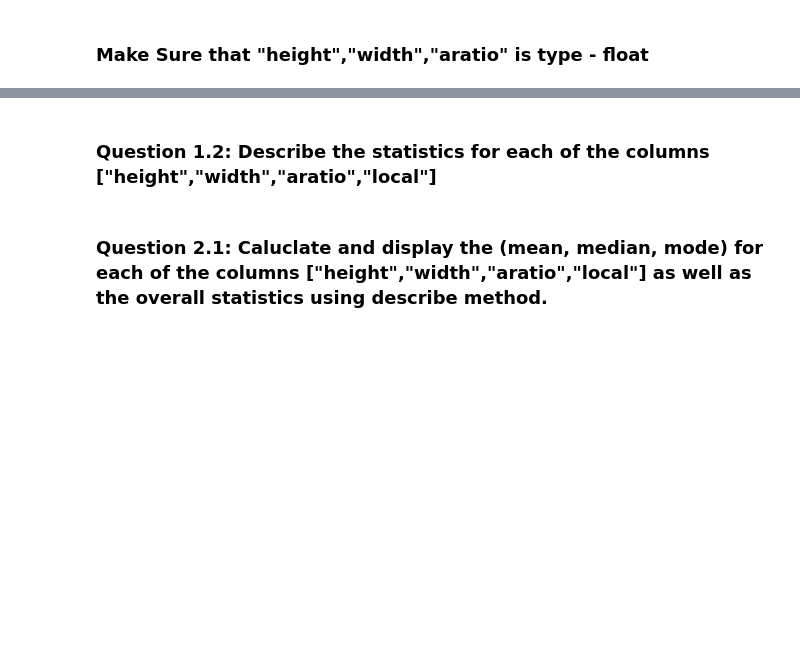
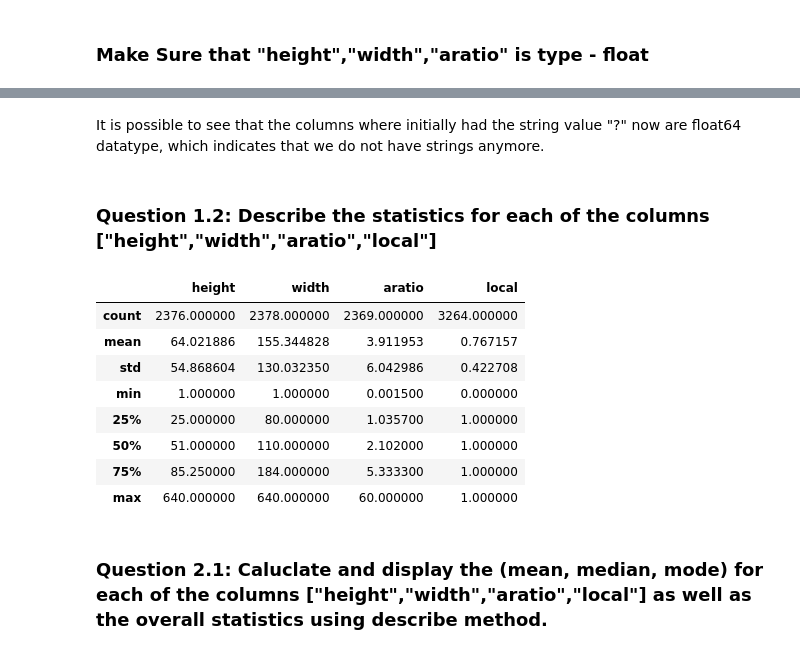
Before and after one commit to rodolfolermacontreras/ML_1_Assignment_4_Real, a Jupyter notebook: Mlearn510-Lesson04-Rodolfo_Lerma.ipynb, the cells around one changed output, grey strips where cells are left out. Cells and saved outputs as stored; diff of their text form; code cells hidden in the pictures; blank space fills up the shorter version.

```diff
--- a/Mlearn510-Lesson04-Rodolfo_Lerma.ipynb
+++ b/Mlearn510-Lesson04-Rodolfo_Lerma.ipynb
@@ -67,4 +152,18 @@ import numpy as np
+# %% [markdown]
+It is possible to see that the columns where initially had the string value "?" now are float64 datatype, which indicates that we do not have strings anymore.
 # %% [markdown]
 ### Question 1.2: Describe the statistics for each of the columns ["height","width","aratio","local"]
+# %%
+internetAd[sample_columns].describe()
+# %% [output]
+|  | height | width | aratio | local |
+| count | 2376.000000 | 2378.000000 | 2369.000000 | 3264.000000 |
+| mean | 64.021886 | 155.344828 | 3.911953 | 0.767157 |
+| std | 54.868604 | 130.032350 | 6.042986 | 0.422708 |
+| min | 1.000000 | 1.000000 | 0.001500 | 0.000000 |
+| 25% | 25.000000 | 80.000000 | 1.035700 | 1.000000 |
+| 50% | 51.000000 | 110.000000 | 2.102000 | 1.000000 |
+| 75% | 85.250000 | 184.000000 | 5.333300 | 1.000000 |
+| max | 640.000000 | 640.000000 | 60.000000 | 1.000000 |
 # %% [markdown]
 ### Question 2.1: Caluclate and display the (mean, median, mode) for each of the columns ["height","width","aratio","local"] as well as the overall statistics using describe method.
```
Also changed, not shown: parts of 21 cells of this notebook.
